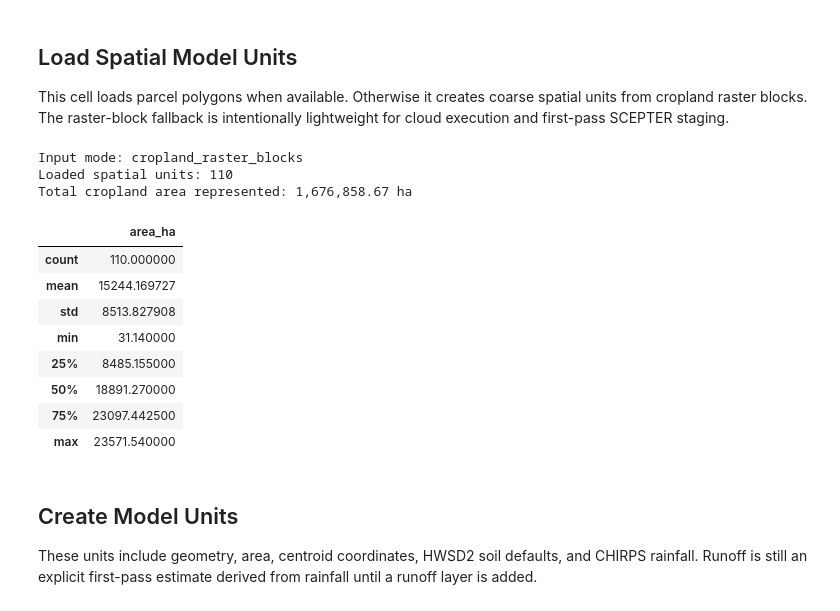
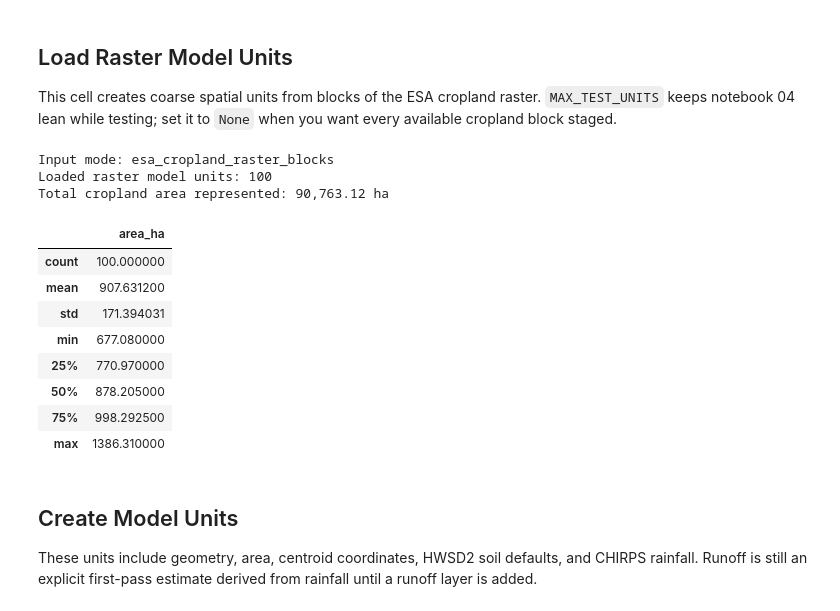
Before and after one commit to Paul-GL721/enhanced_rock_weathering, a Jupyter notebook: erw_spatial_mrv/notebooks/04_test_scepter_inputs.ipynb, the cells around one changed output. Cells and saved outputs as stored; diff of their text form; code cells hidden in the pictures.

```diff
--- a/erw_spatial_mrv/notebooks/04_test_scepter_inputs.ipynb
+++ b/erw_spatial_mrv/notebooks/04_test_scepter_inputs.ipynb
@@ -162,9 +151,18 @@ PosixPath('/content/drive/MyDrive/erw_spatial_mrv/data/scepter_runs/inputs')
 # %% [markdown]
-## Load Spatial Model Units
+## Load Raster Model Units
 
-This cell loads parcel polygons when available. Otherwise it creates coarse spatial units from cropland raster blocks. The raster-block fallback is intentionally lightweight for cloud execution and first-pass SCEPTER staging.
+This cell creates coarse spatial units from blocks of the ESA cropland raster. `MAX_TEST_UNITS` keeps notebook 04 lean while testing; set it to `None` when you want every available cropland block staged.
 # %%
-MAX_TEST_UNITS = 100  # set to None when ready to prepare every available unit
+MAX_TEST_UNITS = 100  # set to None when ready to prepare every available cropland block
+
+
+def cropland_pixel_area_m2(src) -> tuple[float, str]:
+    if src.crs and src.crs.is_geographic:
+        return (
+            NOMINAL_GEOGRAPHIC_CROPLAND_PIXEL_AREA_M2,
+            "geographic raster; used ESA WorldCover nominal 10 m pixel area",
+        )
+    return abs(src.transform.a * src.transform.e), "projected raster transform area"
 
 
 def load_cropland_raster_blocks(
@@ -174,58 +172,65 @@ def load_cropland_raster_blocks(
 ) -> gpd.GeoDataFrame:
     records = []
     with rasterio.open(raster_path) as src:
-        pixel_area_m2 = abs(src.transform.a * src.transform.e)
+        pixel_area_m2, area_note = cropland_pixel_area_m2(src)
         for row_start in range(0, src.height, block_size):
             height = min(block_size, src.height - row_start)
             for col_start in range(0, src.width, block_size):
                 width = min(block_size, src.width - col_start)
                 window = Window(col_start, row_start, width, height)
                 data = src.read(1, window=window)
                 cropland_pixels = int((data == 1).sum())
                 if cropland_pixels < min_pixels:
                     continue
 
                 left, bottom, right, top = src.window_bounds(window)
+                cropland_area_m2 = cropland_pixels * pixel_area_m2
                 records.append(
                     {
                         "value": 1,
                         "source": "cropland_raster_block",
+                        "cropland_block_id": f"block_r{row_start:05d}_c{col_start:05d}",
                         "cropland_pixels": cropland_pixels,
-                        "area_m2": cropland_pixels * pixel_area_m2,
-                        "area_ha": (cropland_pixels * pixel_area_m2) / 10_000,
+                        "cropland_pixel_area_m2": pixel_area_m2,
+                        "cropland_area_m2": cropland_area_m2,
+                        "cropland_area_ha": cropland_area_m2 / 10_000,
+                        "area_m2": cropland_area_m2,
+                        "area_ha": cropland_area_m2 / 10_000,
+                        "cropland_source_path": str(raster_path),
+                        "cropland_area_note": area_note,
                         "geometry": box(left, bottom, right, top),
                     }
                 )
 
         crs = src.crs
 
     if not records:
         raise ValueError(f"No cropland raster blocks found in {raster_path}")
-    return gpd.GeoDataFrame(records, crs=crs)
+    blocks = gpd.GeoDataFrame(records, crs=crs)
+    return blocks.sort_values(["area_ha", "cropland_block_id"], ascending=[False, True]).reset_index(drop=True)
 
 
-if INPUT_MODE in {"cleaned_parcels", "candidate_parcels"}:
-    parcels = load_cleaned_parcels(PARCELS_PATH)
-else:
-    parcels = load_cropland_raster_blocks(CROPLAND_RASTER_PATH)
+model_unit_blocks = load_cropland_raster_blocks(CROPLAND_RASTER_PATH)
+if MAX_TEST_UNITS is not None:
+    model_unit_blocks = model_unit_blocks.head(MAX_TEST_UNITS).copy()
 
 print(f"Input mode: {INPUT_MODE}")
-print(f"Loaded spatial units: {len(parcels):,}")
-print(f"Total cropland area represented: {parcels['area_ha'].sum():,.2f} ha")
-parcels[["area_ha"]].describe()
+print(f"Loaded raster model units: {len(model_unit_blocks):,}")
+print(f"Total cropland area represented: {model_unit_blocks['area_ha'].sum():,.2f} ha")
+model_unit_blocks[["area_ha"]].describe()
 # %% [output]
-Input mode: cropland_raster_blocks
-Loaded spatial units: 110
-Total cropland area represented: 1,676,858.67 ha
+Input mode: esa_cropland_raster_blocks
+Loaded raster model units: 100
+Total cropland area represented: 90,763.12 ha
 |  | area_ha |
-| count | 110.000000 |
-| mean | 15244.169727 |
-| std | 8513.827908 |
-| min | 31.140000 |
-| 25% | 8485.155000 |
-| 50% | 18891.270000 |
-| 75% | 23097.442500 |
-| max | 23571.540000 |
+| count | 100.000000 |
+| mean | 907.631200 |
+| std | 171.394031 |
+| min | 677.080000 |
+| 25% | 770.970000 |
+| 50% | 878.205000 |
+| 75% | 998.292500 |
+| max | 1386.310000 |
 # %% [markdown]
 ## Create Model Units
 
```
Also changed, not shown: parts of 11 cells of this notebook, 2 other files.
